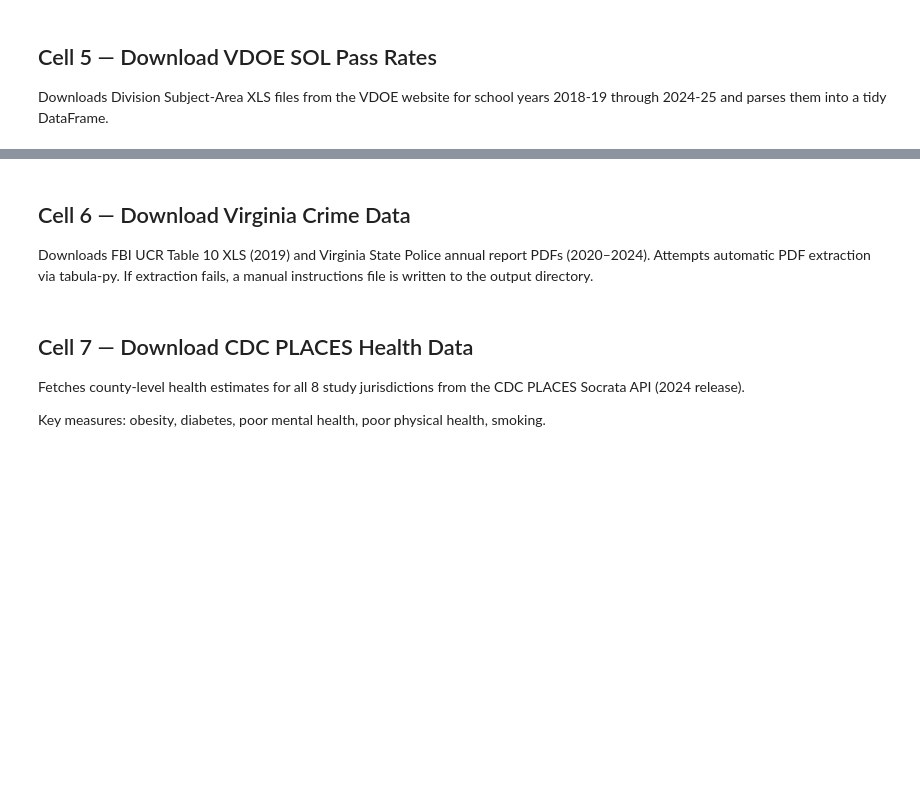
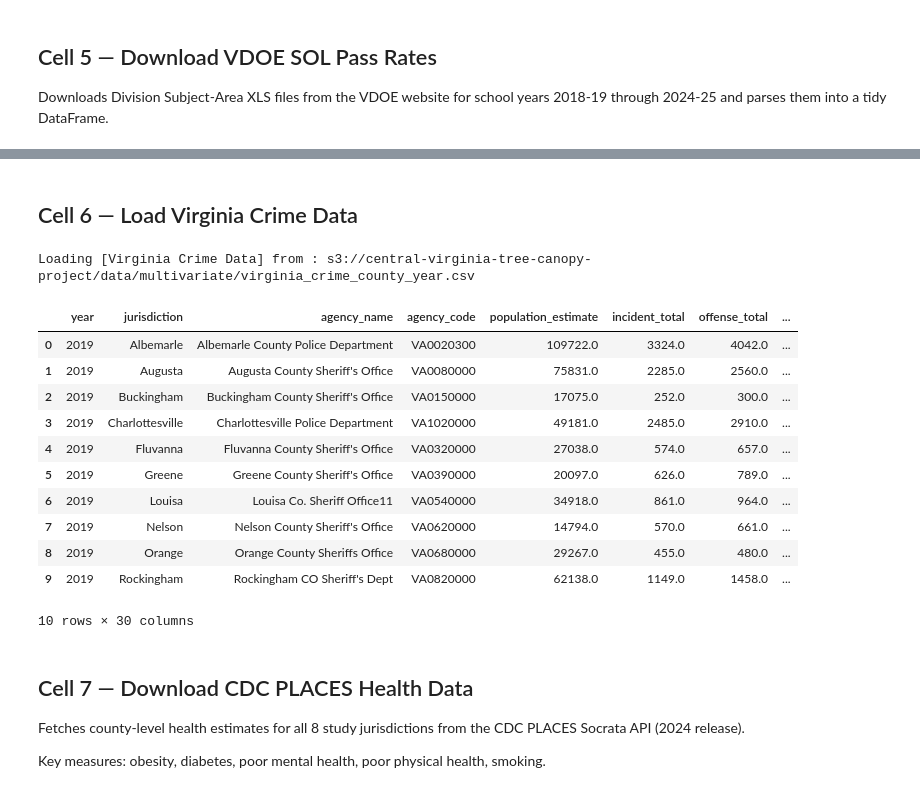
Before and after one commit to d26clarke/DS6015-006_TheCapstoneRepo, a Jupyter notebook: python/notebooks/multivariate_data_pipeline.ipynb, the cells around one changed output, grey strips where cells are left out. Cells and saved outputs as stored; diff of their text form; code cells hidden in the pictures; blank space fills up the shorter version.

```diff
--- a/python/notebooks/multivariate_data_pipeline.ipynb
+++ b/python/notebooks/multivariate_data_pipeline.ipynb
@@ -294,6 +495,2 @@ else:
 # %% [markdown]
-## Cell 6 — Download Virginia Crime Data
-
-Downloads FBI UCR Table 10 XLS (2019) and Virginia State Police annual
-report PDFs (2020–2024). Attempts automatic PDF extraction via tabula-py.
-If extraction fails, a manual instructions file is written to the output directory.
+## Cell 6 — Load Virginia Crime Data
@@ -419,3 +497,29 @@ else:
+# %%
+# Load Virginia Crime Data (region-wide, one row per year)
+
+fs = s3fs.S3FileSystem(anon=False)
+
+CRIME_S3_KEY = "data/multivariate/virginia_crime_county_year.csv"
+vcd_s3_path = f"s3://{S3_BUCKET}/{CRIME_S3_KEY}"
+print(f"Loading [Virginia Crime Data] from : {vcd_s3_path}")
+with fs.open(vcd_s3_path, "rb") as f:
+    crime = pd.read_csv(f)
+
+crime.head(10)
+# %% [output]
+Loading [Virginia Crime Data] from : s3://central-virginia-tree-canopy-project/data/multivariate/virginia_crime_county_year.csv
+|  | year | jurisdiction | agency_name | agency_code | population_estimate | incident_total | offense_total | ... |
+| 0 | 2019 | Albemarle | Albemarle County Police Department | VA0020300 | 109722.0 | 3324.0 | 4042.0 | ... |
+| 1 | 2019 | Augusta | Augusta County Sheriff's Office | VA0080000 | 75831.0 | 2285.0 | 2560.0 | ... |
+| 2 | 2019 | Buckingham | Buckingham County Sheriff's Office | VA0150000 | 17075.0 | 252.0 | 300.0 | ... |
+| 3 | 2019 | Charlottesville | Charlottesville Police Department | VA1020000 | 49181.0 | 2485.0 | 2910.0 | ... |
+| 4 | 2019 | Fluvanna | Fluvanna County Sheriff's Office | VA0320000 | 27038.0 | 574.0 | 657.0 | ... |
+| 5 | 2019 | Greene | Greene County Sheriff's Office | VA0390000 | 20097.0 | 626.0 | 789.0 | ... |
+| 6 | 2019 | Louisa | Louisa Co. Sheriff Office11 | VA0540000 | 34918.0 | 861.0 | 964.0 | ... |
+| 7 | 2019 | Nelson | Nelson County Sheriff's Office | VA0620000 | 14794.0 | 570.0 | 661.0 | ... |
+| 8 | 2019 | Orange | Orange County Sheriffs Office | VA0680000 | 29267.0 | 455.0 | 480.0 | ... |
+| 9 | 2019 | Rockingham | Rockingham CO Sheriff's Dept | VA0820000 | 62138.0 | 1149.0 | 1458.0 | ... |
+10 rows × 30 columns
 # %% [markdown]
 ## Cell 7 — Download CDC PLACES Health Data
 
```
Also changed, not shown: parts of 24 cells of this notebook, 38 other files.
